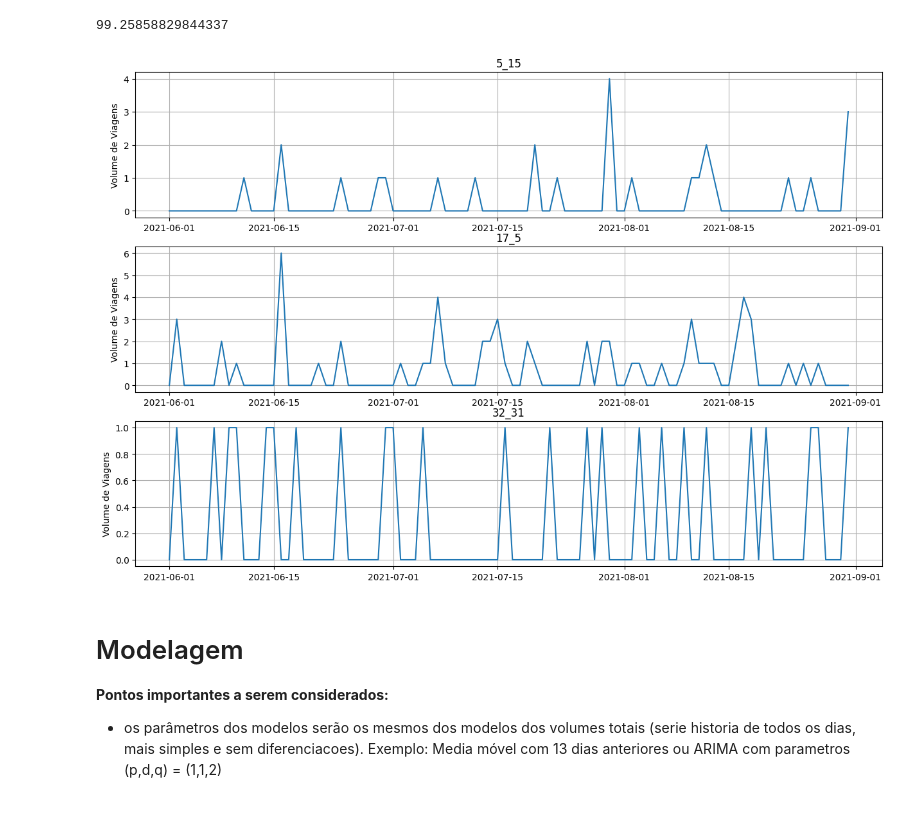
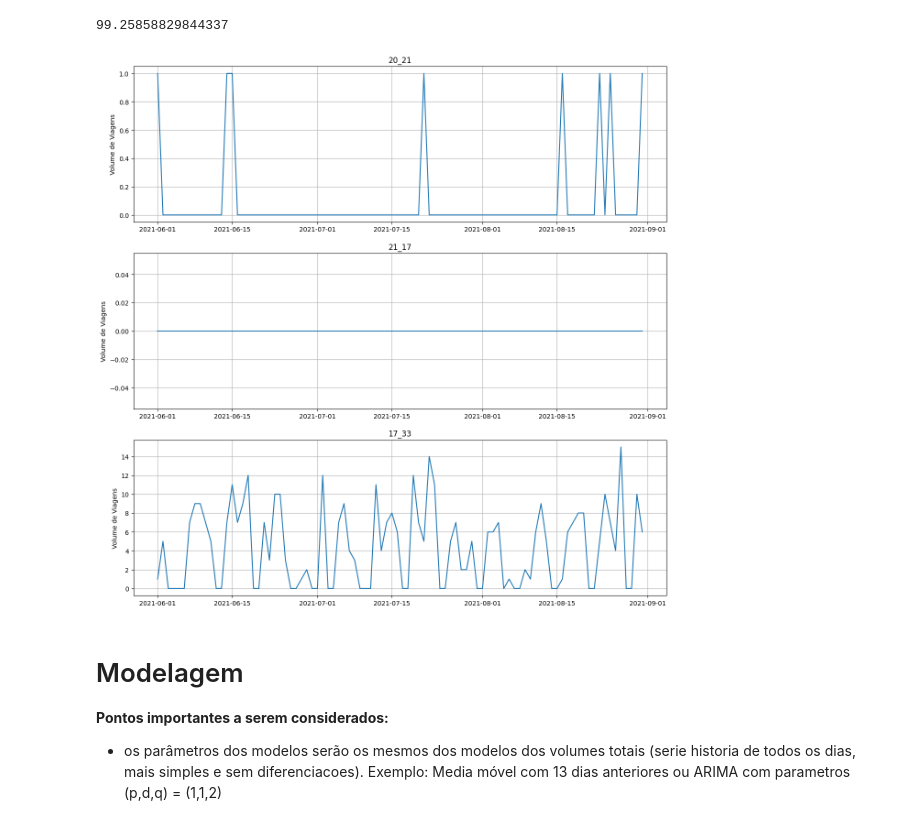
Before and after one commit to guilistocco/TCC_TABELA_DE_HORARIOS, a Jupyter notebook: Notebooks/modelagem OD - Volumes por OD.ipynb, the cells around one changed output. Cells and saved outputs as stored; diff of their text form; code cells hidden in the pictures.

```diff
--- a/Notebooks/modelagem OD - Volumes por OD.ipynb
+++ b/Notebooks/modelagem OD - Volumes por OD.ipynb
@@ -406,16 +406,16 @@ series_ods.loc[series_ods['Volume_OD'] <=10].shape[0]/29808*100
 # %%
 #### amostra de PAR OD para alguns pares
 
-# amostra = random.sample(combinacoes_OD,3)
-amostra = ['5_15', '17_5', '32_31'] #'10_17'
-fig, ax = plt.subplots(nrows=3, figsize = (15,10))
+amostra = random.sample(combinacoes_OD,3)
+# amostra = ['5_15', '17_5', '32_31'] #'10_17'
+fig, ax = plt.subplots(nrows=3, figsize = (15,15))
 
 for _ in range(len(amostra)):
     ax[_].plot(series_ods.loc[series_ods["OD"]==amostra[_],'Data'], series_ods.loc[series_ods["OD"]==amostra[_],'Volume_OD'])
     ax[_].set_title(amostra[_]), ax[_].grid(visible=True)
     ax[_].set_ylabel('Volume de Viagens')
 # %% [output]
-[figure, old version]
+[figure, new version]
 # %% [markdown]
 # Modelagem
 
```
Also changed, not shown: 17 other files.
